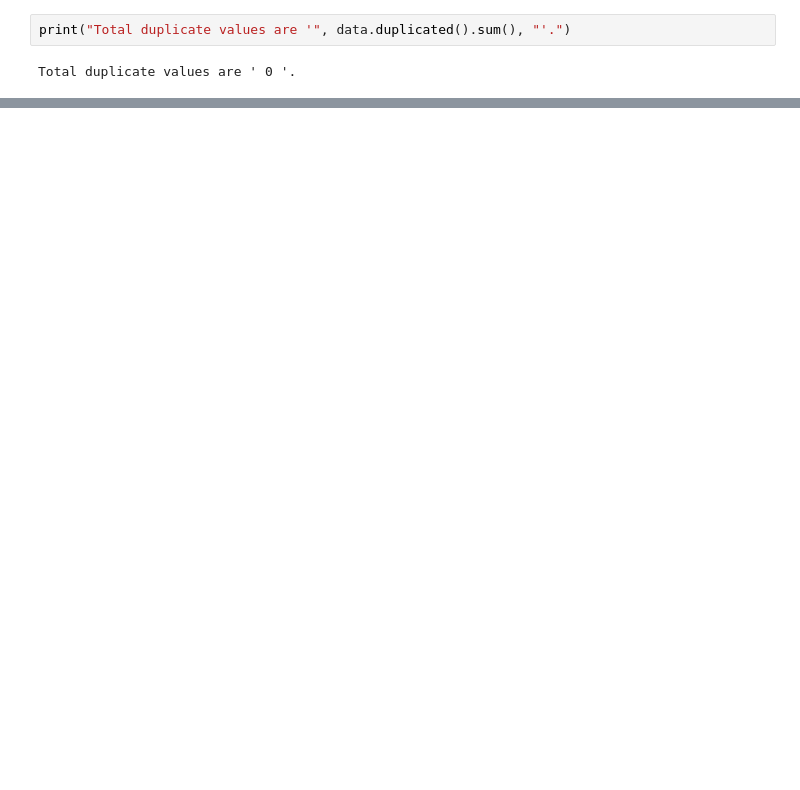
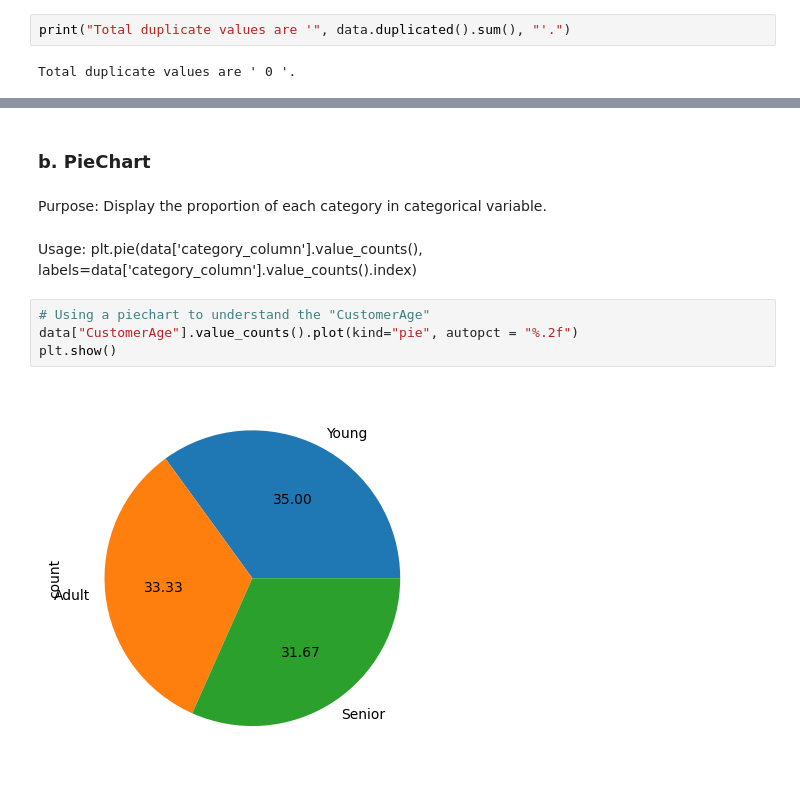
Before and after one commit to danielpurwo/EDA, a Jupyter notebook: EDA.ipynb, the cells around one changed output, grey strips where cells are left out. Saved outputs shown, nothing was run; the diff lists cells and outputs as text; blank space fills up the shorter version.

```diff
--- a/EDA.ipynb
+++ b/EDA.ipynb
@@ -115,0 +225,12 @@ Total duplicate values are ' 0 '.
+# %% [markdown]
+### b. PieChart
+# %% [markdown]
+Purpose: Display the proportion of each category in categorical variable.
+# %% [markdown]
+Usage: plt.pie(data['category_column'].value_counts(), labels=data['category_column'].value_counts().index)
+# %%
+# Using a piechart to understand the "CustomerAge"
+data["CustomerAge"].value_counts().plot(kind="pie", autopct = "%.2f")
+plt.show()
+# %% [output]
+[figure, added]
```
Also changed, not shown: parts of 113 cells of this notebook, 1 other file.
